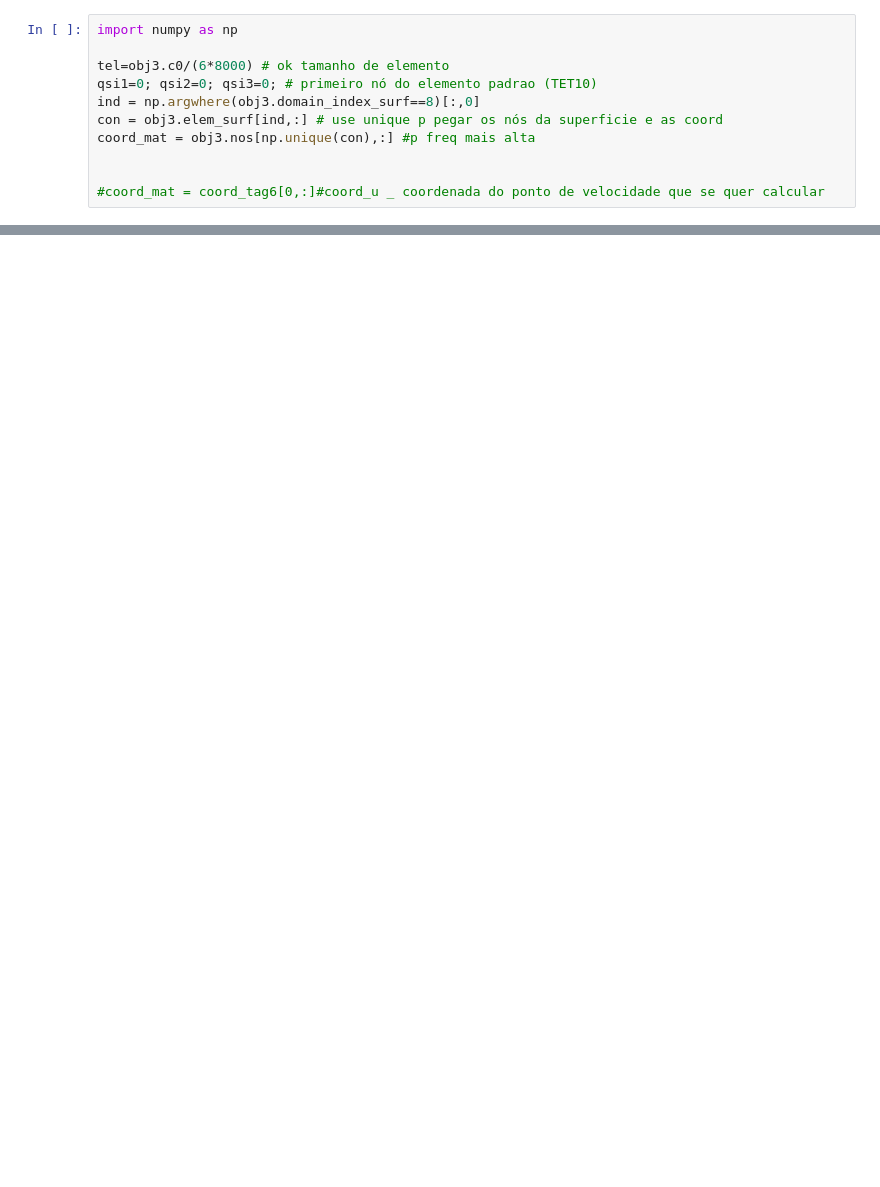
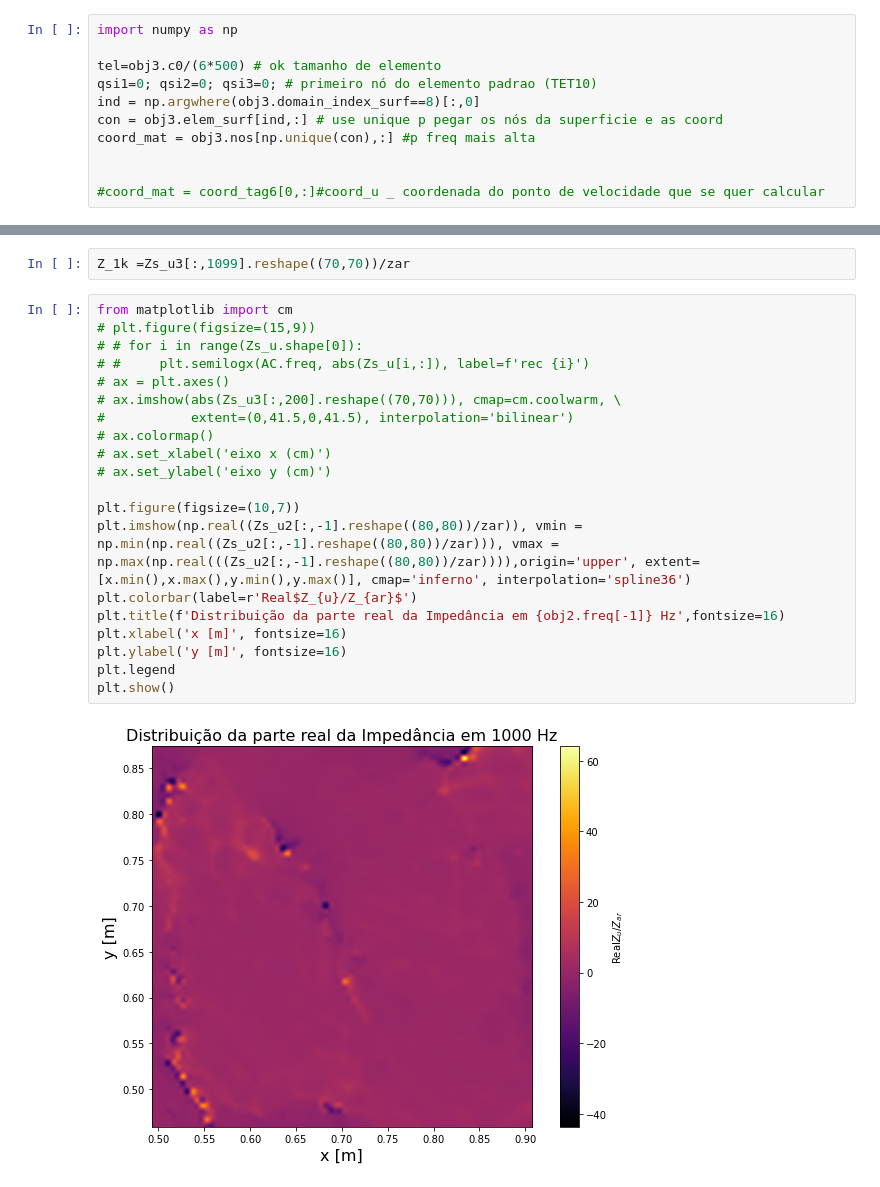
Before and after one commit to biancakemerich/femder, a Jupyter notebook: velocidade_particula.ipynb, the cells around one changed output, grey strips where cells are left out. Cells and saved outputs as stored; diff of their text form; blank space fills up the shorter version.

```diff
--- a/velocidade_particula.ipynb
+++ b/velocidade_particula.ipynb
@@ -88,7 +29,7 @@ obj3.freq[200]
 # %%
 import numpy as np
 
-tel=obj3.c0/(6*8000) # ok tamanho de elemento
+tel=obj3.c0/(6*500) # ok tamanho de elemento
 qsi1=0; qsi2=0; qsi3=0; # primeiro nó do elemento padrao (TET10)
 ind = np.argwhere(obj3.domain_index_surf==8)[:,0]
 con = obj3.elem_surf[ind,:] # use unique p pegar os nós da superficie e as coord
@@ -219,0 +233,24 @@ Zmed[0,200]
+# %%
+Z_1k =Zs_u3[:,1099].reshape((70,70))/zar
+# %%
+from matplotlib import cm
+# plt.figure(figsize=(15,9))
+# # for i in range(Zs_u.shape[0]):
+# #     plt.semilogx(AC.freq, abs(Zs_u[i,:]), label=f'rec {i}')
+# ax = plt.axes()
+# ax.imshow(abs(Zs_u3[:,200].reshape((70,70))), cmap=cm.coolwarm, \
+#           extent=(0,41.5,0,41.5), interpolation='bilinear')
+# ax.colormap()
+# ax.set_xlabel('eixo x (cm)')
+# ax.set_ylabel('eixo y (cm)')
+
+plt.figure(figsize=(10,7))
+plt.imshow(np.real((Zs_u2[:,-1].reshape((80,80))/zar)), vmin = np.min(np.real((Zs_u2[:,-1].reshape((80,80))/zar))), vmax = np.max(np.real(((Zs_u2[:,-1].reshape((80,80))/zar)))),origin='upper', extent=[x.min(),x.max(),y.min(),y.max()], cmap='inferno', interpolation='spline36')
+plt.colorbar(label=r'Real$Z_{u}/Z_{ar}$')
+plt.title(f'Distribuição da parte real da Impedância em {obj2.freq[-1]} Hz',fontsize=16)
+plt.xlabel('x [m]', fontsize=16)
+plt.ylabel('y [m]', fontsize=16)
+plt.legend
+plt.show()
+# %% [output]
+[figure, added]
```
Also changed, not shown: parts of 27 cells of this notebook, 5 other files.
